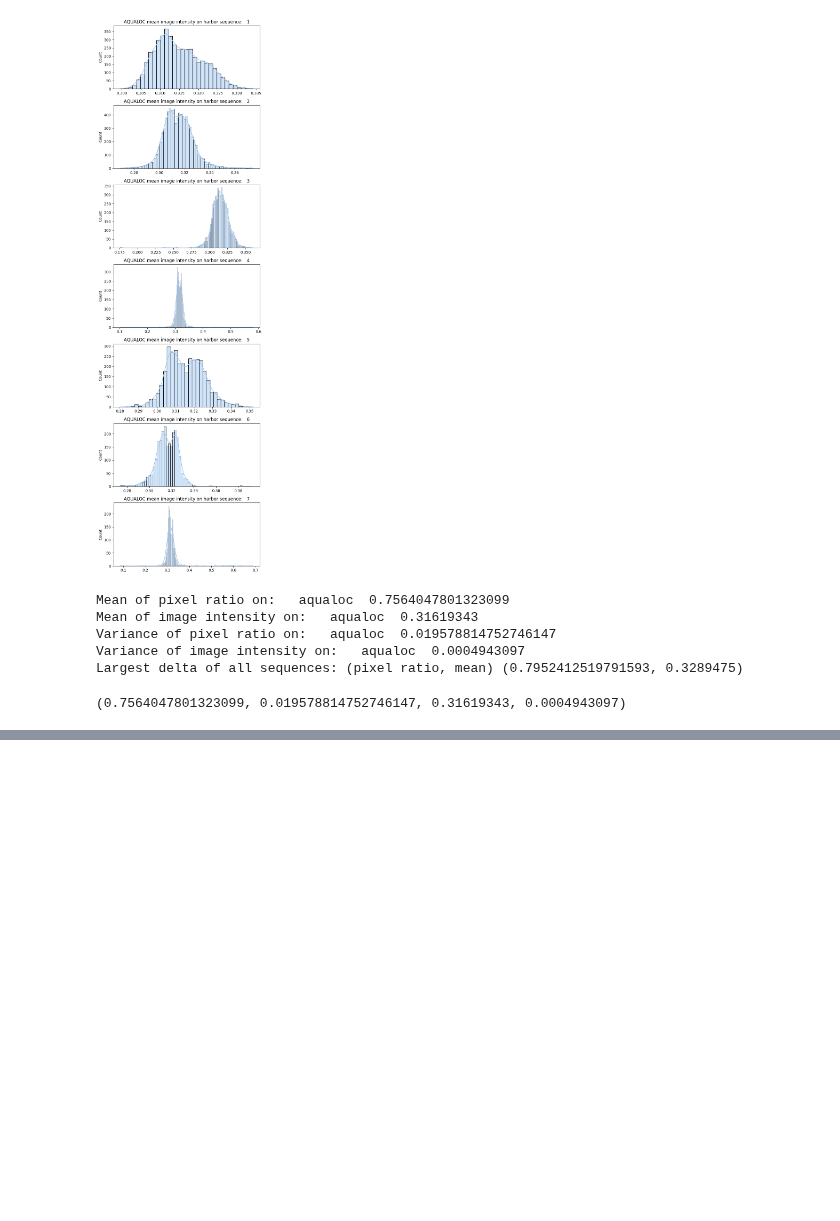
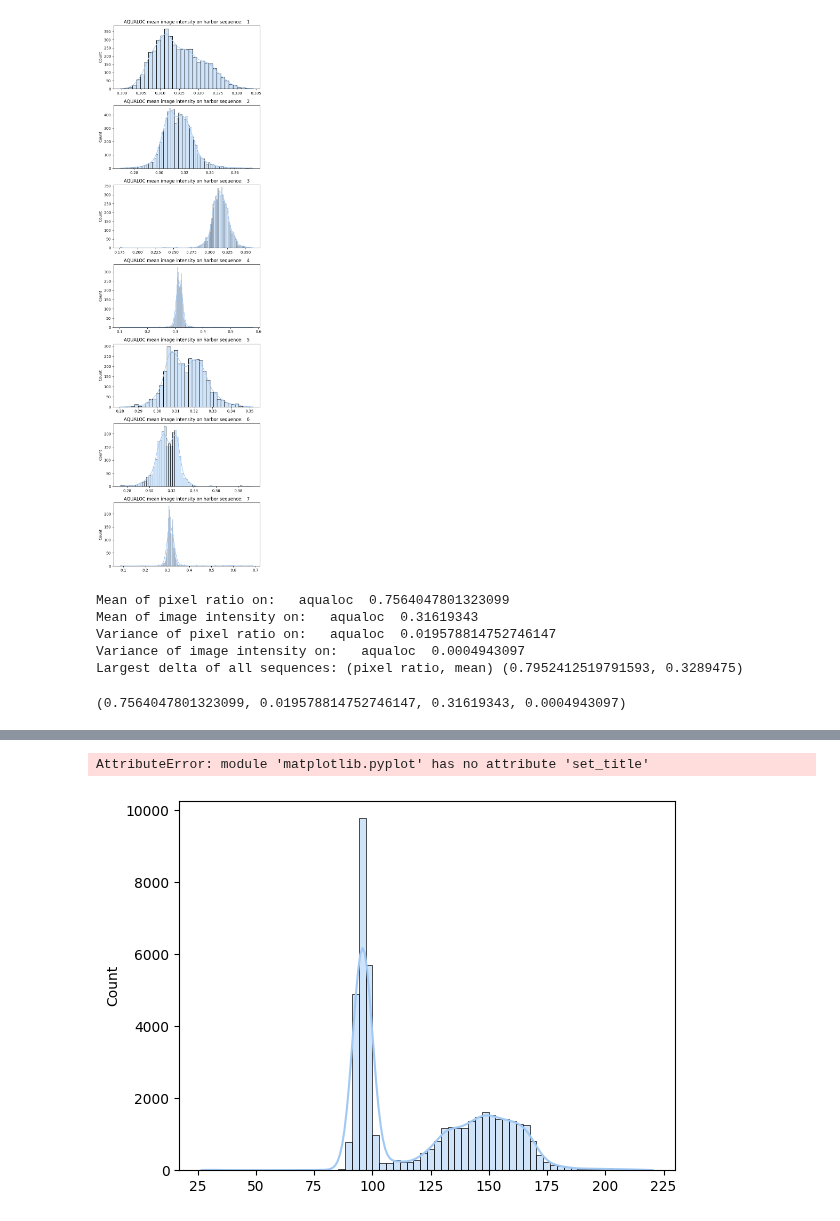
Before and after one commit to tobsthetobs/bsc-dataset-metrics, a Jupyter notebook: brightness_metric_deployed_datasets.ipynb, the cells around one changed output, grey strips where cells are left out. Saved outputs shown, nothing was run; the diff lists cells and outputs as text; code cells hidden in the pictures; blank space fills up the shorter version.

```diff
--- a/brightness_metric_deployed_datasets.ipynb
+++ b/brightness_metric_deployed_datasets.ipynb
@@ -63,0 +95,5 @@ Largest delta of all sequences: (pixel ratio, mean) (0.7952412519791593, 0.32894
+# %%
+dp.create_b_histogram_aurora(aurora_m[0])
+# %% [output]
+AttributeError: module 'matplotlib.pyplot' has no attribute 'set_title'
+[figure, added]
```
Also changed, not shown: parts of 4 cells of this notebook, 2 other files.
